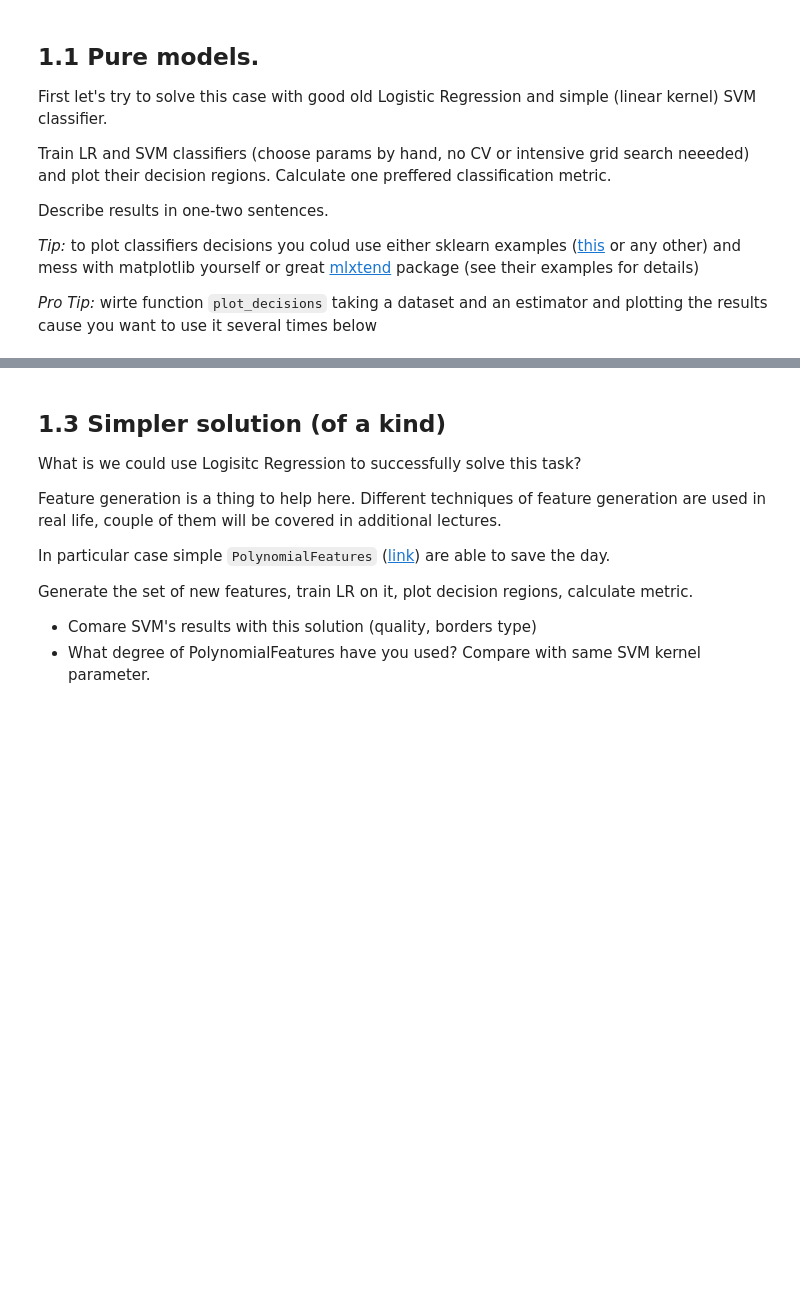
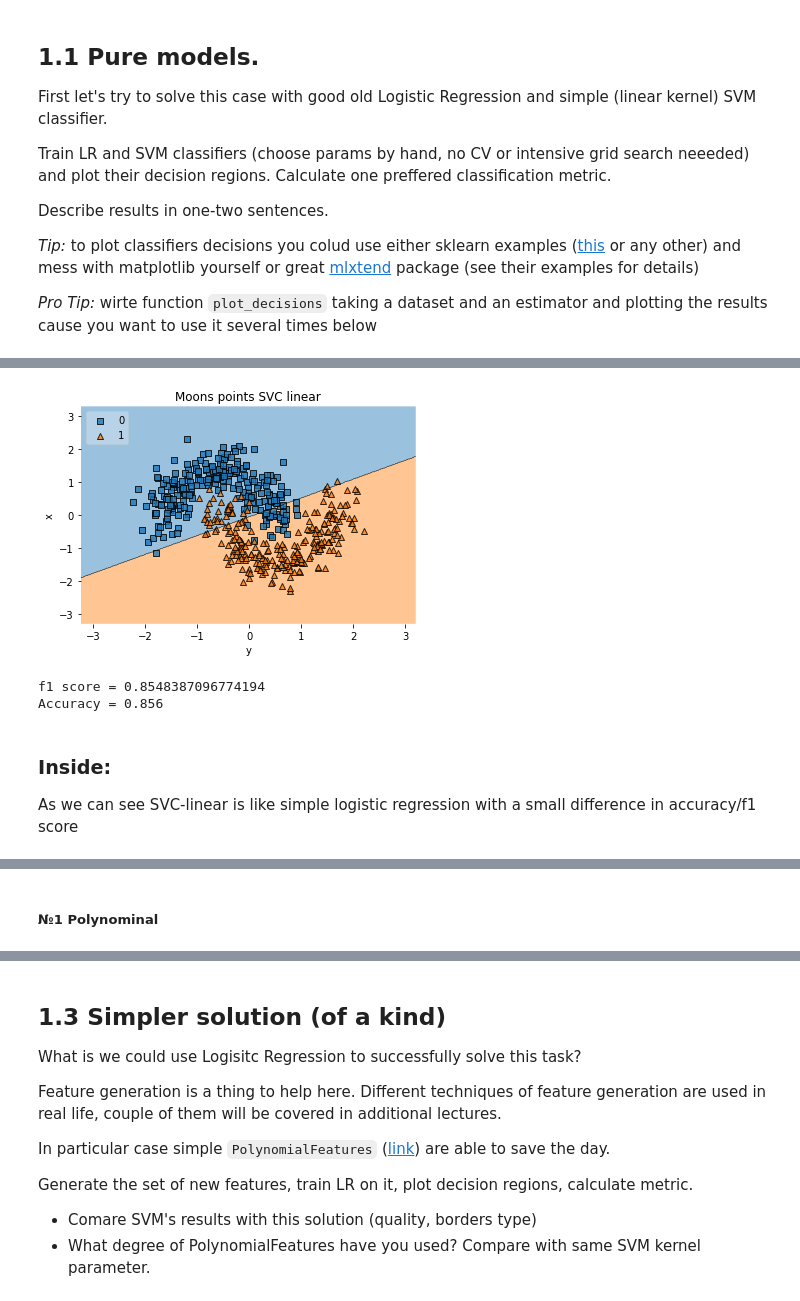
Before and after one commit to bels4/ML_hw, a Jupyter notebook: hw_2/Lab1_part2_SVM.ipynb, the cells around one changed output, grey strips where cells are left out. Drawn from its saved outputs; the diff is of its cells as text; code cells hidden in the pictures; blank space fills up the shorter version.

```diff
--- a/hw_2/Lab1_part2_SVM.ipynb
+++ b/hw_2/Lab1_part2_SVM.ipynb
@@ -68,3 +120,14 @@ def plot_decisions(estimator:callable, X_train, y_train, X_test, y_test):
+# %%
+svm_lin = SVC(kernel='linear', max_iter = 10000, tol = 0.0001, C=0.1)
+
+plot_decisions(svm_lin, X_train, y_train, 'linear')
+# %% [output]
+[figure, added]
+f1 score = 0.8548387096774194
+Accuracy = 0.856
+# %% [markdown]
+### Inside:
+As we can see SVC-linear is like simple logistic regression with a small difference in accuracy/f1 score
 # %% [markdown]
 ## 1.2 Kernel tirck
 
@@ -83,0 +145,2 @@ Write couple of sentences on:
+# %% [markdown]
+##### №1 Polynominal
```
Also changed, not shown: parts of 51 cells of this notebook, 1 other file.
